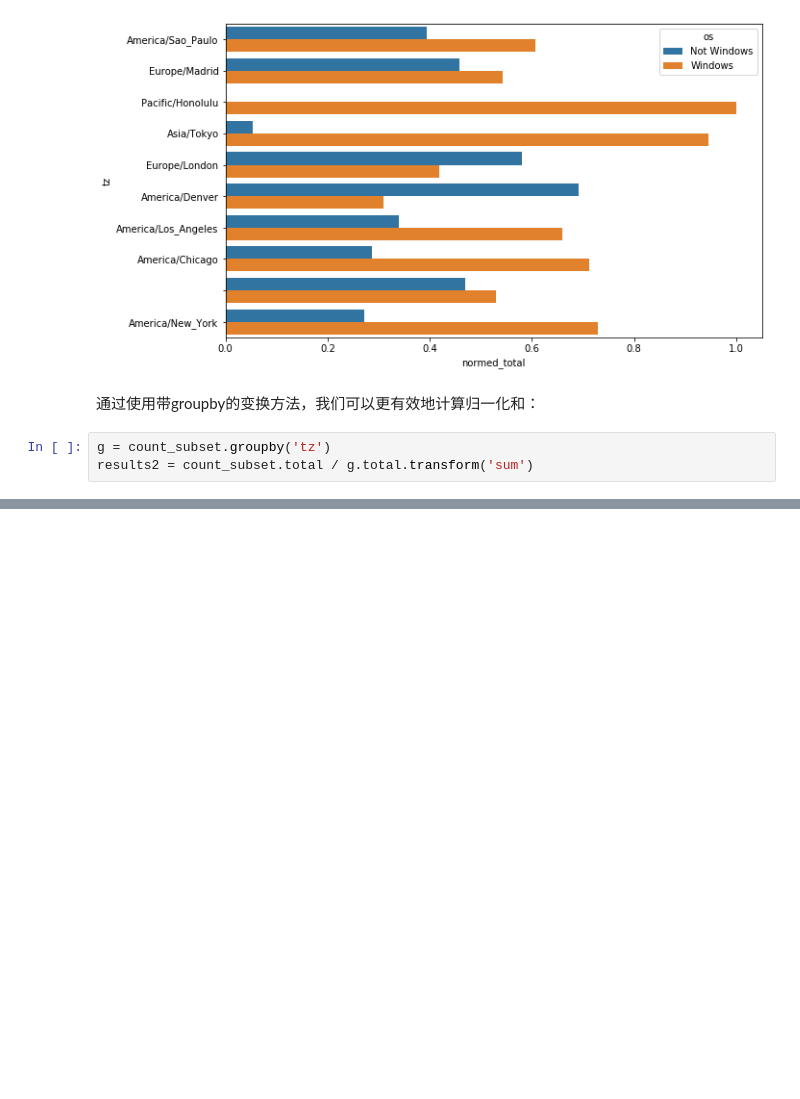
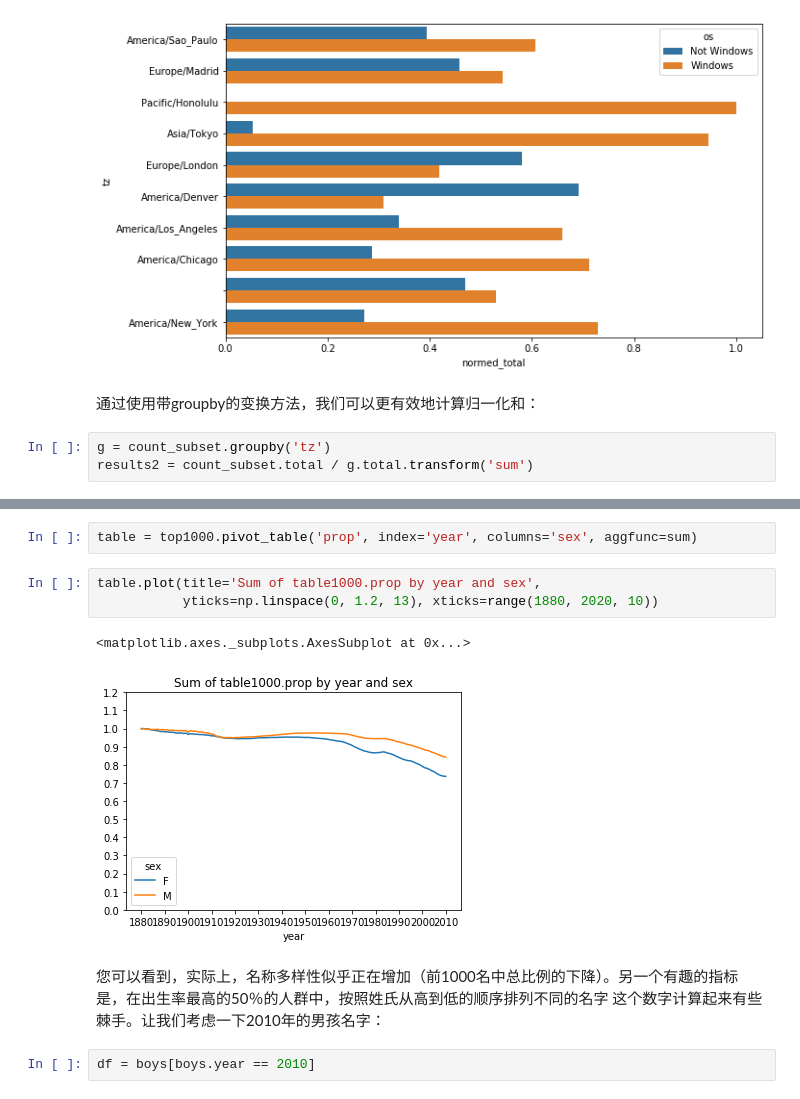
Before and after one commit to gaussic/py-data-analysis, a Jupyter notebook: chapter14.ipynb, the cells around one changed output, grey strips where cells are left out. Cells and saved outputs as stored; diff of their text form; blank space fills up the shorter version.

```diff
--- a/chapter14.ipynb
+++ b/chapter14.ipynb
@@ -417,0 +909,12 @@ results2 = count_subset.total / g.total.transform('sum')
+# %%
+table = top1000.pivot_table('prop', index='year', columns='sex', aggfunc=sum)
+# %%
+table.plot(title='Sum of table1000.prop by year and sex',
+           yticks=np.linspace(0, 1.2, 13), xticks=range(1880, 2020, 10))
+# %% [output]
+<matplotlib.axes._subplots.AxesSubplot at 0x...>
+[figure, added]
+# %% [markdown]
+您可以看到，实际上，名称多样性似乎正在增加（前1000名中总比例的下降）。另一个有趣的指标是，在出生率最高的50％的人群中，按照姓氏从高到低的顺序排列不同的名字 这个数字计算起来有些棘手。让我们考虑一下2010年的男孩名字：
+# %%
+df = boys[boys.year == 2010]
```
Also changed, not shown: parts of 220 cells of this notebook, 9 other files.
